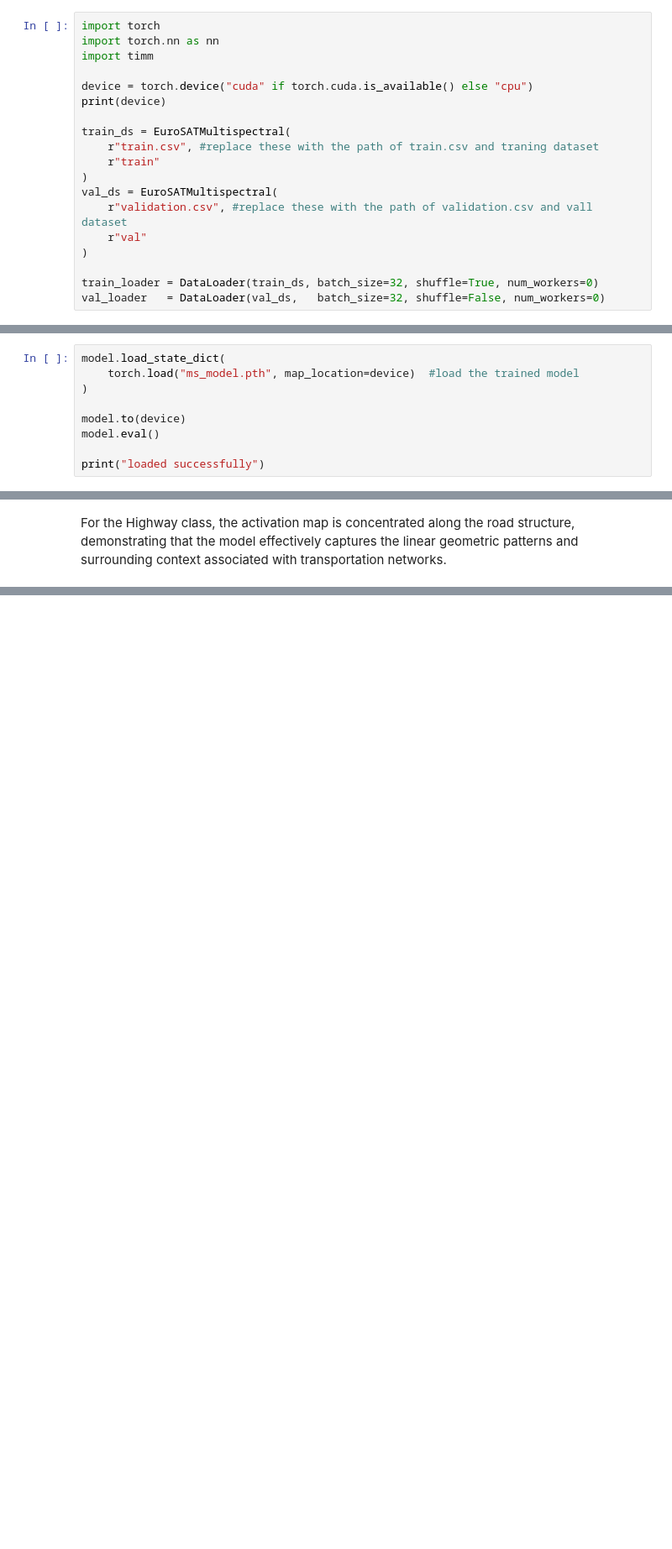
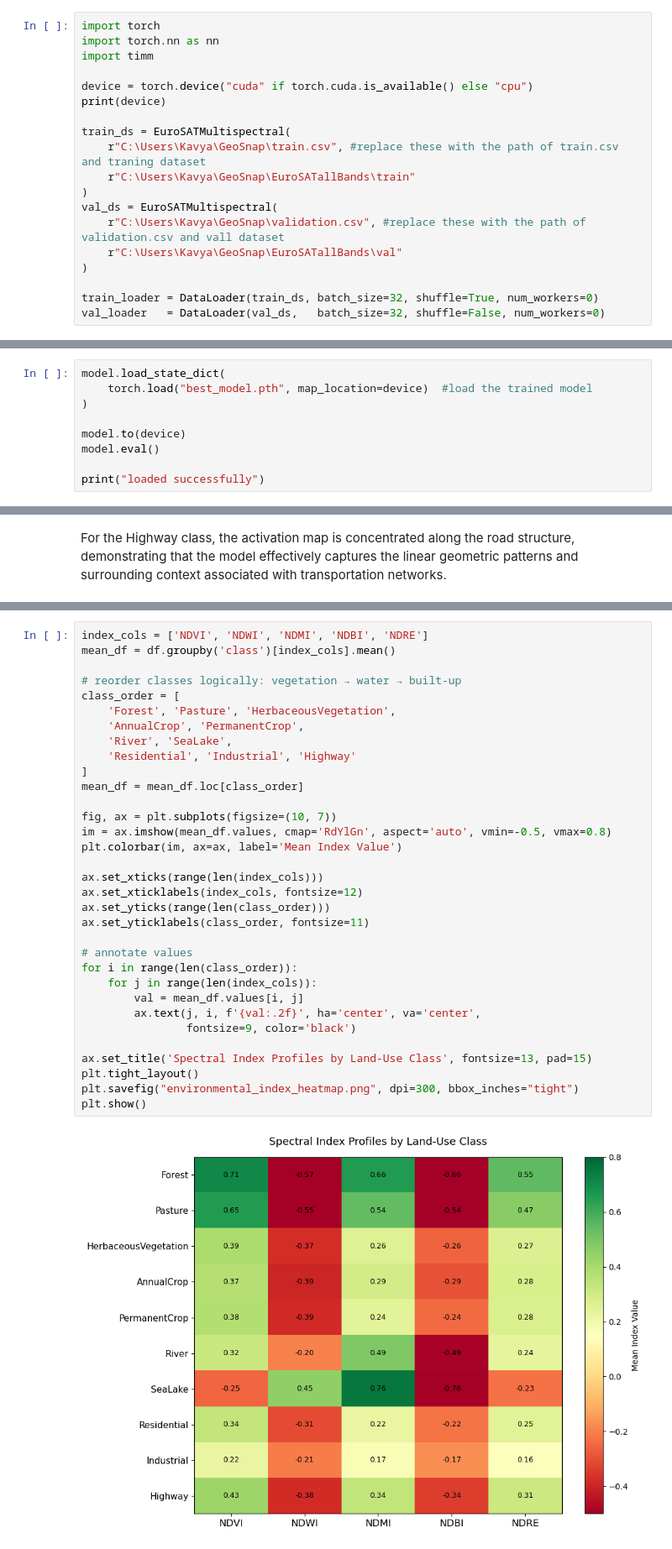
Before and after one commit to kavya1210v/Earth-lock_Holmes_GeoSnap_submission, a Jupyter notebook: Task - 2/ms_analysis.ipynb, the cells around one changed output, grey strips where cells are left out. Shown at 84% size. Drawn from its saved outputs; the diff is of its cells as text; blank space fills up the shorter version.

Commit message:
added environmental insights

```diff
--- a/Task - 2/ms_analysis.ipynb
+++ b/Task - 2/ms_analysis.ipynb
@@ -36,12 +36,12 @@ device = torch.device("cuda" if torch.cuda.is_available() else "cpu")
 print(device)
 
 train_ds = EuroSATMultispectral(
-    r"train.csv", #replace these with the path of train.csv and traning dataset
-    r"train"
+    r"C:\Users\Kavya\GeoSnap\train.csv", #replace these with the path of train.csv and traning dataset
+    r"C:\Users\Kavya\GeoSnap\EuroSATallBands\train"
 )
 val_ds = EuroSATMultispectral(
-    r"validation.csv", #replace these with the path of validation.csv and vall dataset
-    r"val"
+    r"C:\Users\Kavya\GeoSnap\validation.csv", #replace these with the path of validation.csv and vall dataset
+    r"C:\Users\Kavya\GeoSnap\EuroSATallBands\val"
 )
 
 train_loader = DataLoader(train_ds, batch_size=32, shuffle=True, num_workers=0)
@@ -77,7 +77,7 @@ with torch.no_grad():
 model.conv1 = new_conv
 # %%
 model.load_state_dict(
-    torch.load("ms_model.pth", map_location=device)  #load the trained model
+    torch.load("best_model.pth", map_location=device)  #load the trained model
 )
 
 model.to(device)
@@ -598,0 +657,35 @@ Residential vs Industrial: The correctly classified Residential patch shows a vi
+# %%
+index_cols = ['NDVI', 'NDWI', 'NDMI', 'NDBI', 'NDRE']
+mean_df = df.groupby('class')[index_cols].mean()
+
+# reorder classes logically: vegetation → water → built-up
+class_order = [
+    'Forest', 'Pasture', 'HerbaceousVegetation',
+    'AnnualCrop', 'PermanentCrop',
+    'River', 'SeaLake',
+    'Residential', 'Industrial', 'Highway'
+]
+mean_df = mean_df.loc[class_order]
+
+fig, ax = plt.subplots(figsize=(10, 7))
+im = ax.imshow(mean_df.values, cmap='RdYlGn', aspect='auto', vmin=-0.5, vmax=0.8)
+plt.colorbar(im, ax=ax, label='Mean Index Value')
+
+ax.set_xticks(range(len(index_cols)))
+ax.set_xticklabels(index_cols, fontsize=12)
+ax.set_yticks(range(len(class_order)))
+ax.set_yticklabels(class_order, fontsize=11)
+
+# annotate values
+for i in range(len(class_order)):
+    for j in range(len(index_cols)):
+        val = mean_df.values[i, j]
+        ax.text(j, i, f'{val:.2f}', ha='center', va='center',
+                fontsize=9, color='black')
+
+ax.set_title('Spectral Index Profiles by Land-Use Class', fontsize=13, pad=15)
+plt.tight_layout()
+plt.savefig("environmental_index_heatmap.png", dpi=300, bbox_inches="tight")
+plt.show()
+# %% [output]
+[figure, added]
```
Also changed, not shown: parts of 5 cells of this notebook.
